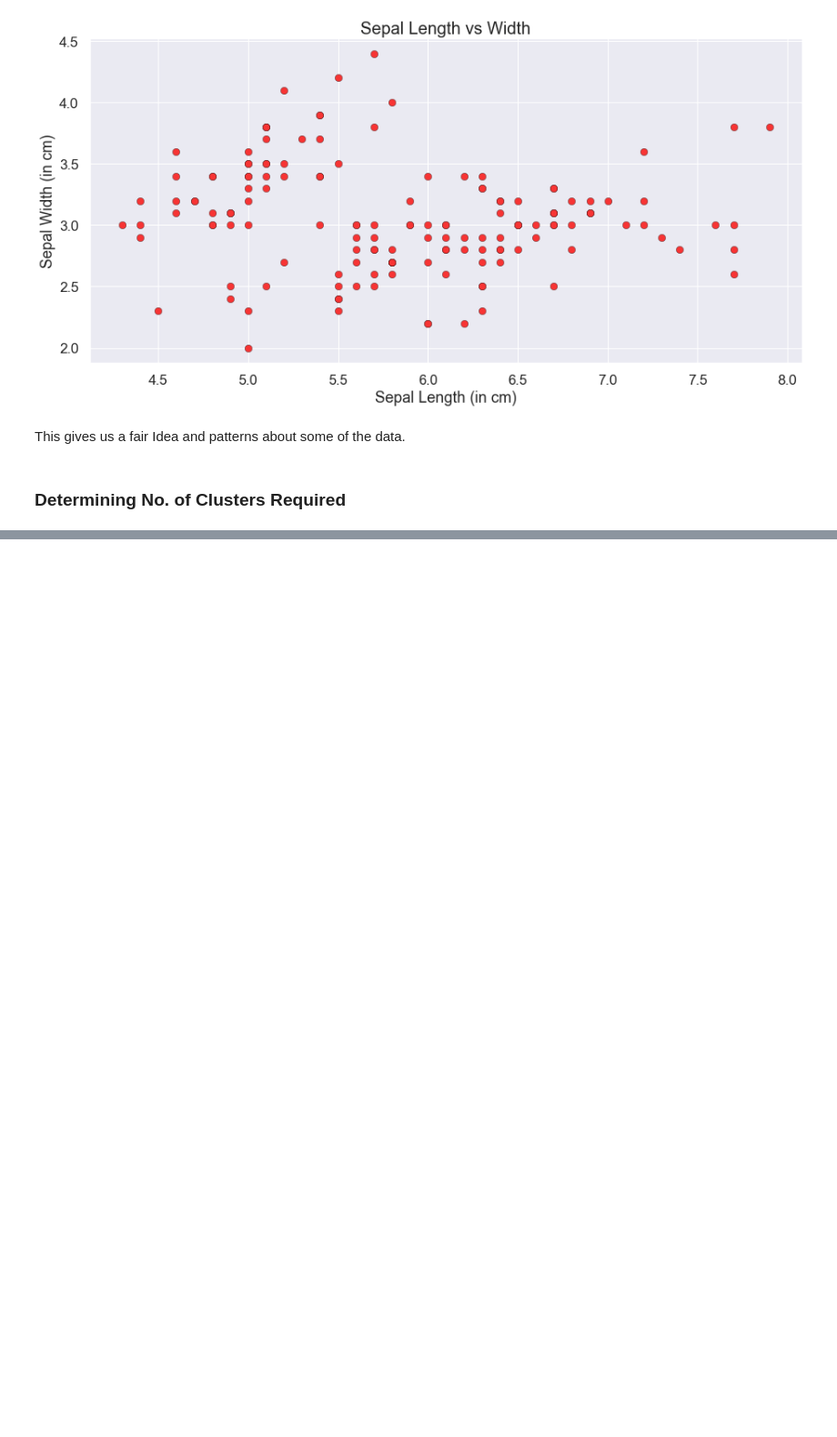
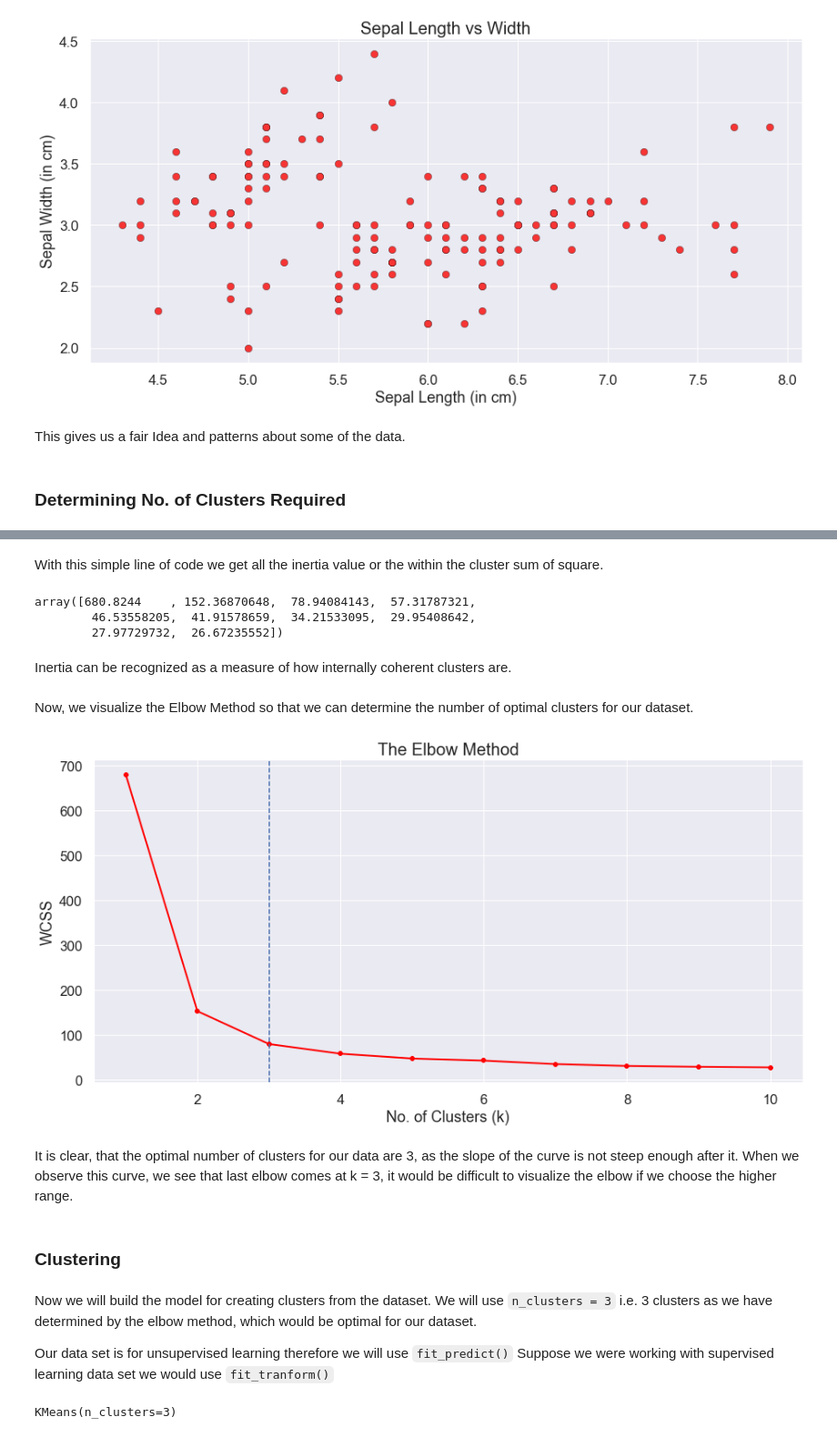
Before and after one commit to mayursrt/k-means-on-iris-dataset, a Jupyter notebook: Prediction using Unsupervised ML.ipynb, the cells around one changed output, grey strips where cells are left out. Shown at 91% size. Cells and saved outputs as stored; diff of their text form; code cells hidden in the pictures; blank space fills up the shorter version.

```diff
--- a/Prediction using Unsupervised ML.ipynb
+++ b/Prediction using Unsupervised ML.ipynb
@@ -132,3 +139,48 @@ We use the Elbow Method which uses Within Cluster Sum Of Squares (WCSS) against
 ![formula](images\formula.png)
 
 where Yi is centroid for observation Xi. The main goal is to maximize number of clusters and in limiting case each data point becomes its own cluster centroid.
+# %% [markdown]
+With this simple line of code we get all the inertia value or the within the cluster sum of square.
+# %%
+from sklearn.cluster import KMeans
+wcss=[]
+for i in range(1,11):
+    km = KMeans(i)
+    km.fit(clustering_data)
+    wcss.append(km.inertia_)
+np.array(wcss)
+# %% [output]
+array([680.8244    , 152.36870648,  78.94084143,  57.31787321,
+        46.53558205,  41.91578659,  34.21533095,  29.95408642,
+        27.97729732,  26.67235552])
+# %% [markdown]
+Inertia can be recognized as a measure of how internally coherent clusters are.
+# %% [markdown]
+Now, we visualize the Elbow Method so that we can determine the number of optimal clusters for our dataset.
+# %%
+fig, ax = plt.subplots(figsize=(15,7))
+ax = plt.plot(range(1,11),wcss, linewidth=2, color="red", marker ="8")
+plt.axvline(x=3, ls='--')
+plt.ylabel('WCSS')
+plt.xlabel('No. of Clusters (k)')
+plt.title('The Elbow Method', fontsize = 20)
+plt.show()
+# %% [output]
+[figure, added]
+# %% [markdown]
+It is clear, that the optimal number of clusters for our data are 3, as the slope of the curve is not steep enough after it. When we observe this curve, we see that last elbow comes at k = 3, it would be difficult to visualize the elbow if we choose the higher range.
+# %% [markdown]
+### Clustering
+# %% [markdown]
+Now we will build the model for creating clusters from the dataset.
+We will use `n_clusters = 3` i.e. 3 clusters as we have determined by the elbow method, which would be optimal for our dataset.
+
+Our data set is for  unsupervised learning therefore we will use `fit_predict()`
+Suppose we were working with  supervised learning data set we would use `fit_tranform()`
+# %%
+from sklearn.cluster import KMeans
+
+kms = KMeans(n_clusters=3, init='k-means++')
+kms.fit(clustering_data)
+# %% [output]
+KMeans(n_clusters=3)
```
Also changed, not shown: parts of 9 cells of this notebook.
